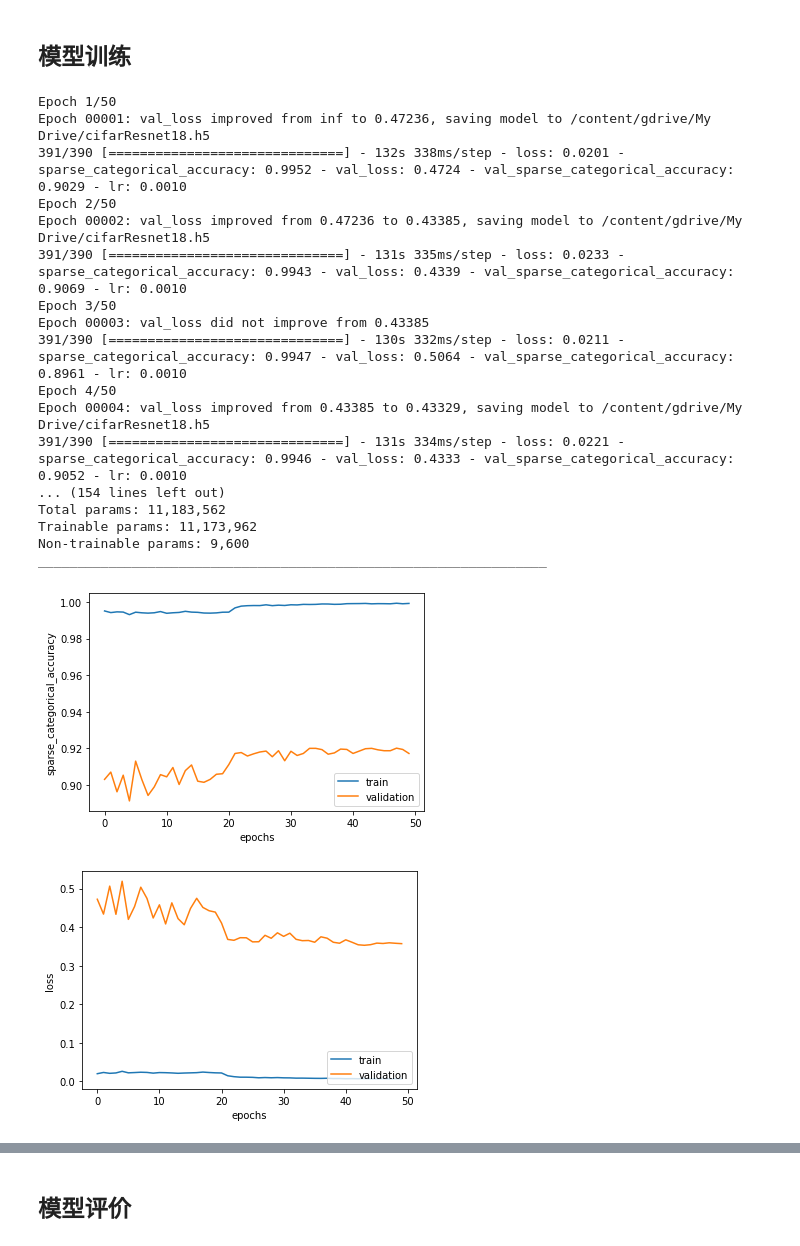
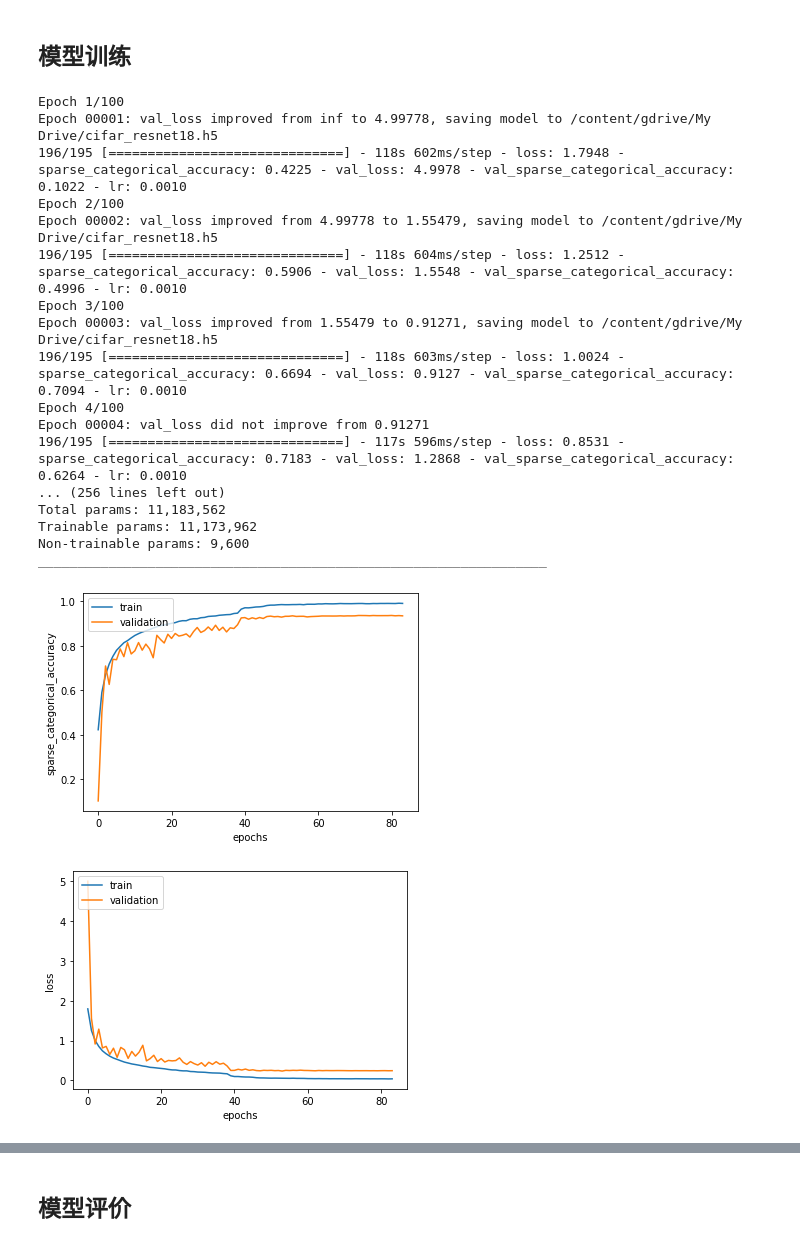
Before and after one commit to jlff/tf2_notes, a Jupyter notebook: exercise/resnet18.ipynb, the cells around one changed output, grey strips where cells are left out. Drawn from its saved outputs; the diff is of its cells as text; code cells hidden in the pictures.

```diff
--- a/exercise/resnet18.ipynb
+++ b/exercise/resnet18.ipynb
@@ -131,7 +131,7 @@ model.compile(optimizer='adam',
        loss='sparse_categorical_crossentropy',
        metrics=['sparse_categorical_accuracy'])
 
-model_filename = '/content/gdrive/My Drive/cifarResnet18.h5'
+model_filename = '/content/gdrive/My Drive/cifar_resnet18.h5'
 #pred = model.predict(x_test[0].reshape(-1,32,32,3))
 model.build(input_shape=(None,32,32,3))
 model.summary()
@@ -162,8 +162,8 @@ load model pass
 ## 模型训练
 # %%
 from tensorflow.keras.preprocessing.image import ImageDataGenerator
-batch_size = 128
-epochs = 50
+batch_size = 256
+epochs = 100
 patience = 30
 logdir = './results/tb_results'
 
@@ -269,19 +269,19 @@ history = model.fit_generator(#x_train, y_train,
            callbacks=callbacks)
 model.summary()
 # %% [output]
-Epoch 1/50
-Epoch 00001: val_loss improved from inf to 0.47236, saving model to /content/gdrive/My Drive/cifarResnet18.h5
-391/390 [==============================] - 132s 338ms/step - loss: 0.0201 - sparse_categorical_accuracy: 0.9952 - val_loss: 0.4724 - val_sparse_categorical_accuracy: 0.9029 - lr: 0.0010
-Epoch 2/50
-Epoch 00002: val_loss improved from 0.47236 to 0.43385, saving model to /content/gdrive/My Drive/cifarResnet18.h5
-391/390 [==============================] - 131s 335ms/step - loss: 0.0233 - sparse_categorical_accuracy: 0.9943 - val_loss: 0.4339 - val_sparse_categorical_accuracy: 0.9069 - lr: 0.0010
-Epoch 3/50
-Epoch 00003: val_loss did not improve from 0.43385
-391/390 [==============================] - 130s 332ms/step - loss: 0.0211 - sparse_categorical_accuracy: 0.9947 - val_loss: 0.5064 - val_sparse_categorical_accuracy: 0.8961 - lr: 0.0010
-Epoch 4/50
-Epoch 00004: val_loss improved from 0.43385 to 0.43329, saving model to /content/gdrive/My Drive/cifarResnet18.h5
-391/390 [==============================] - 131s 334ms/step - loss: 0.0221 - sparse_categorical_accuracy: 0.9946 - val_loss: 0.4333 - val_sparse_categorical_accuracy: 0.9052 - lr: 0.0010
-... (154 lines left out)
+Epoch 1/100
+Epoch 00001: val_loss improved from inf to 4.99778, saving model to /content/gdrive/My Drive/cifar_resnet18.h5
+196/195 [==============================] - 118s 602ms/step - loss: 1.7948 - sparse_categorical_accuracy: 0.4225 - val_loss: 4.9978 - val_sparse_categorical_accuracy: 0.1022 - lr: 0.0010
+Epoch 2/100
+Epoch 00002: val_loss improved from 4.99778 to 1.55479, saving model to /content/gdrive/My Drive/cifar_resnet18.h5
+196/195 [==============================] - 118s 604ms/step - loss: 1.2512 - sparse_categorical_accuracy: 0.5906 - val_loss: 1.5548 - val_sparse_categorical_accuracy: 0.4996 - lr: 0.0010
+Epoch 3/100
+Epoch 00003: val_loss improved from 1.55479 to 0.91271, saving model to /content/gdrive/My Drive/cifar_resnet18.h5
+196/195 [==============================] - 118s 603ms/step - loss: 1.0024 - sparse_categorical_accuracy: 0.6694 - val_loss: 0.9127 - val_sparse_categorical_accuracy: 0.7094 - lr: 0.0010
+Epoch 4/100
+Epoch 00004: val_loss did not improve from 0.91271
+196/195 [==============================] - 117s 596ms/step - loss: 0.8531 - sparse_categorical_accuracy: 0.7183 - val_loss: 1.2868 - val_sparse_categorical_accuracy: 0.6264 - lr: 0.0010
+... (256 lines left out)
 Total params: 11,183,562
 Trainable params: 11,173,962
 Non-trainable params: 9,600
@@ -289,18 +289,18 @@ _________________________________________________________________
 # %%
 import matplotlib.pyplot as plt
 
 def visual_train_history(history, train_metric, validation_metric):
     plt.plot(history.history[train_metric])
     plt.plot(history.history[validation_metric])
     plt.ylabel(train_metric)
     plt.xlabel('epochs')
-    plt.legend(['train','validation'], loc='lower right')
+    plt.legend(['train','validation'], loc='upper left')
     plt.show()
 visual_train_history(history, 'sparse_categorical_accuracy', 'val_sparse_categorical_accuracy')
 visual_train_history(history, 'loss', 'val_loss')
 # %% [output]
-[figure, old version]
+[figure, new version]
-[figure, old version]
+[figure, new version]
 # %%
 history.history
 # %% [output]
```
Also changed, not shown: parts of 5 cells of this notebook.
